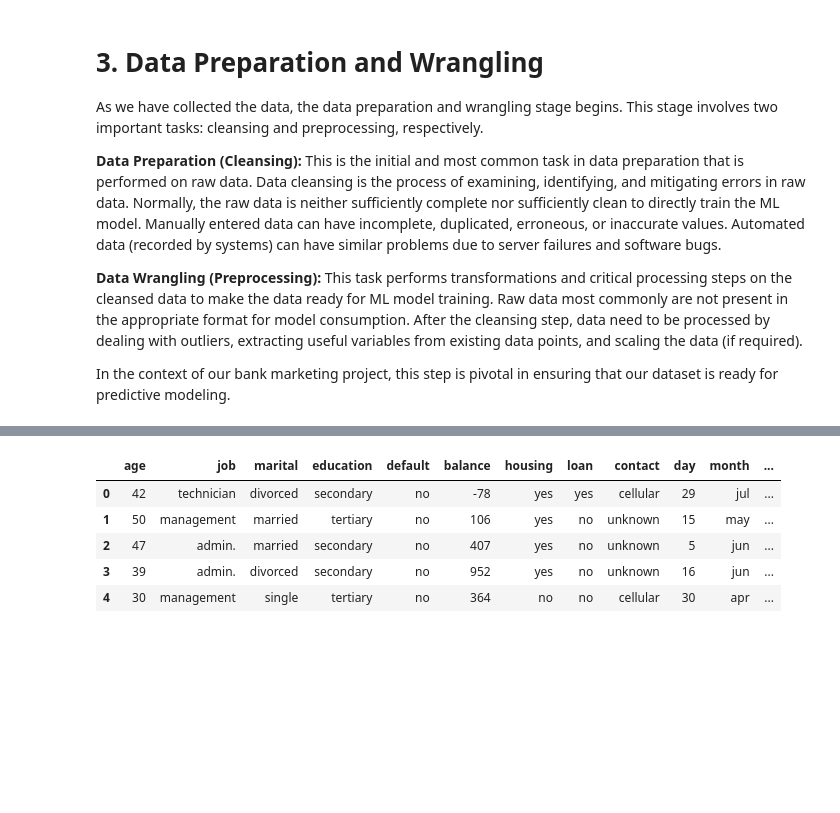
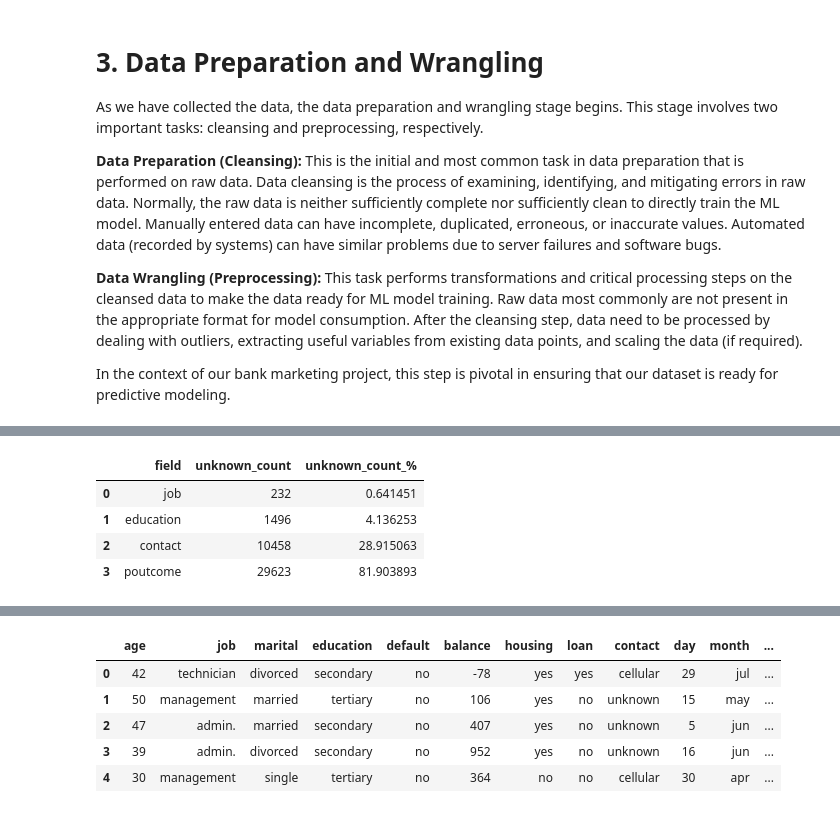
Before and after one commit to yikchungchan/DSA-5101-P1, a Jupyter notebook: DSA5101_project.ipynb, the cells around one changed output, grey strips where cells are left out. Drawn from its saved outputs; the diff is of its cells as text; code cells hidden in the pictures; blank space fills up the shorter version.

```diff
--- a/DSA5101_project.ipynb
+++ b/DSA5101_project.ipynb
@@ -285,10 +145,0 @@ Index(['age', 'job', 'marital', 'education', 'default', 'balance', 'housing',
-# %%
-# check for unique values in columns with values that are non-numerical
-unique_values = []
-
-for column in df.select_dtypes("object").columns:
-  unique_values.append([column, df[column].unique()])
-
-df_unique = pd.DataFrame(unique_values, columns=['column', 'unique_values'])
-
-df_unique
@@ -317,5 +145,0 @@ Let us view the breakdown of the value counts for these columns.
-# %%
-# get value counts of column
-for column in ['job', 'education', 'contact', 'poutcome']:
-  print(column + ' column value counts:')
-  print(df[column].value_counts())
@@ -348,0 +329,18 @@ df_test['y'] = df_test['y'].replace({'yes': 1, 'no': 0})
+# %%
+# get value count of 'unknown' for column
+columns_with_unknown = ['job', 'education', 'contact', 'poutcome']
+unknown_count = []
+
+for column in columns_with_unknown:
+  count = df_raw[column].value_counts()['unknown']
+  unknown_count.append([column, count, (count/df_raw[column].count())*100])
+
+df_unknown = pd.DataFrame(unknown_count, columns=['field', 'unknown_count', 'unknown_count_%'])
+
+df_unknown
+# %% [output]
+|  | field | unknown_count | unknown_count_% |
+| 0 | job | 232 | 0.641451 |
+| 1 | education | 1496 | 4.136253 |
+| 2 | contact | 10458 | 28.915063 |
+| 3 | poutcome | 29623 | 81.903893 |
```
Also changed, not shown: parts of 48 cells of this notebook.
